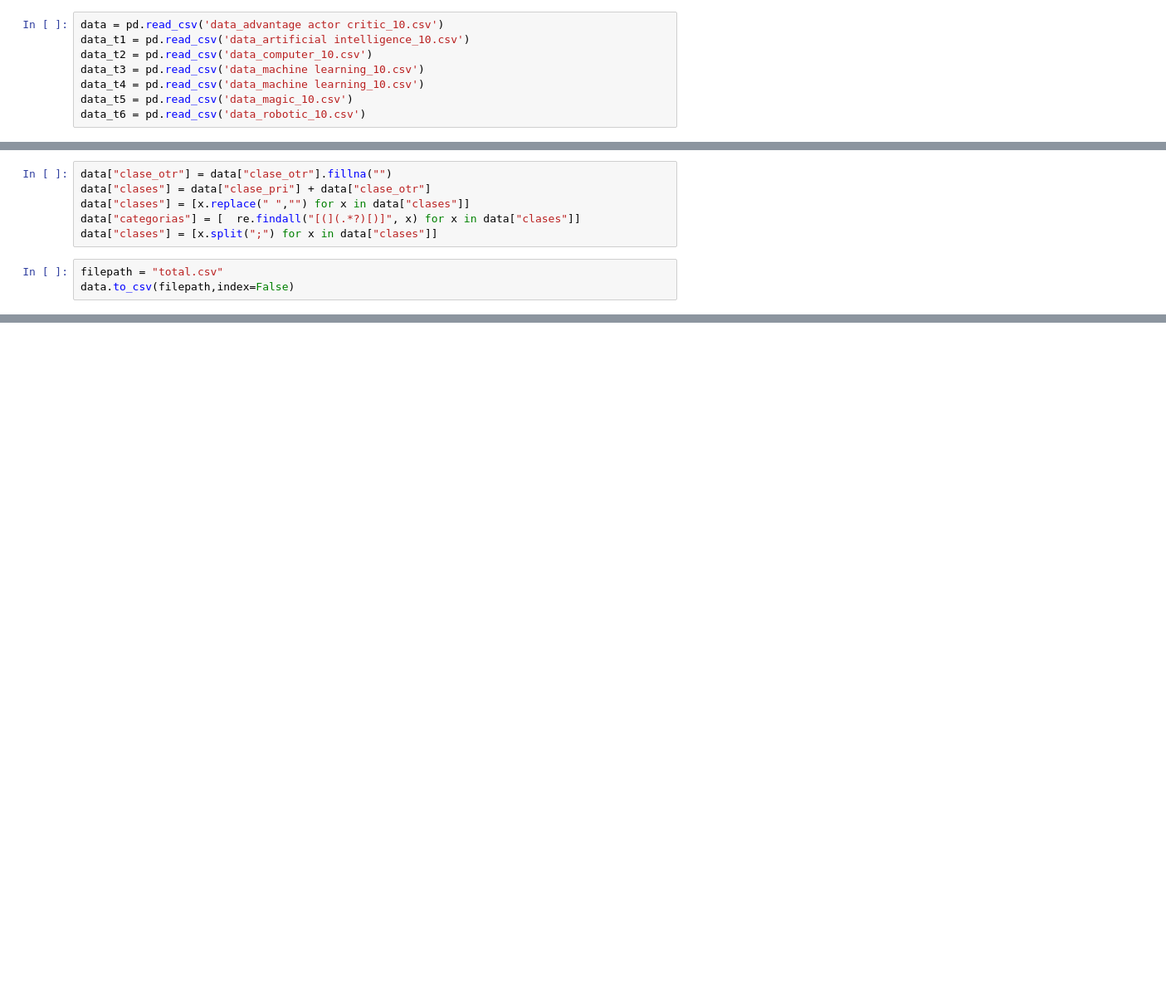
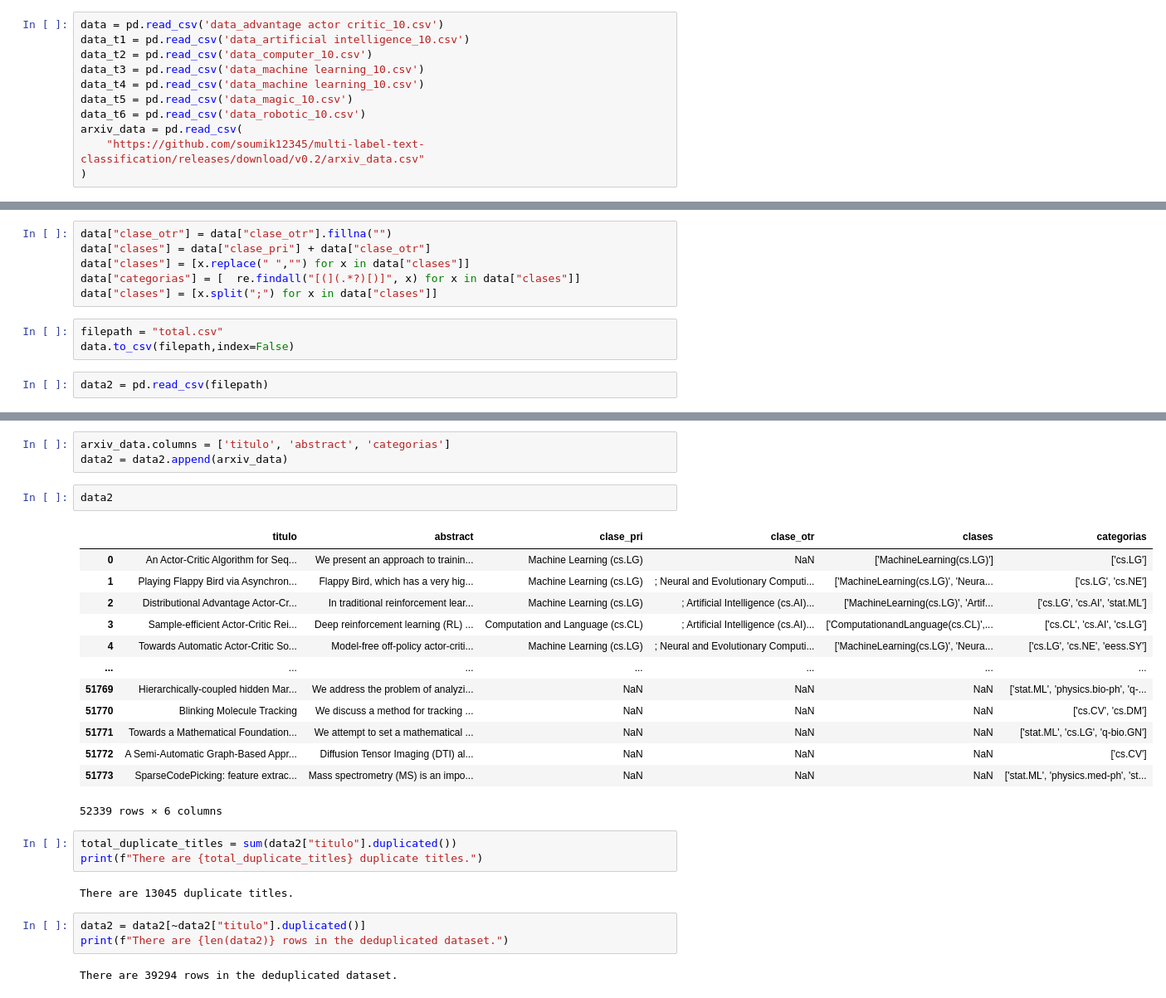
Before and after one commit to GuilleGR99/UEM-Analytics-G22-3, a Jupyter notebook: procesado_n_stuff/prepro.ipynb, the cells around one changed output, grey strips where cells are left out. Shown at 83% size. Drawn from its saved outputs; the diff is of its cells as text; blank space fills up the shorter version.

```diff
--- a/procesado_n_stuff/prepro.ipynb
+++ b/procesado_n_stuff/prepro.ipynb
@@ -9,6 +9,9 @@ data_t3 = pd.read_csv('data_machine learning_10.csv')
 data_t4 = pd.read_csv('data_machine learning_10.csv')
 data_t5 = pd.read_csv('data_magic_10.csv')
 data_t6 = pd.read_csv('data_robotic_10.csv')
+arxiv_data = pd.read_csv(
+    "https://github.com/soumik12345/multi-label-text-classification/releases/download/v0.2/arxiv_data.csv"
+)
 # %%
 data = data.append(data_t1)
 data = data.append(data_t2)
@@ -40,3 +28,5 @@ data["clases"] = [x.split(";") for x in data["clases"]]
 # %%
 filepath = "total.csv"
 data.to_csv(filepath,index=False)
+# %%
+data2 = pd.read_csv(filepath)
@@ -42,0 +49,29 @@ data.to_csv(filepath,index=False)
+# %%
+arxiv_data.columns = ['titulo', 'abstract', 'categorias']
+data2 = data2.append(arxiv_data)
+# %%
+data2
+# %% [output]
+|  | titulo | abstract | clase_pri | clase_otr | clases | categorias |
+| 0 | An Actor-Critic Algorithm for Seq... | We present an approach to trainin... | Machine Learning (cs.LG) | NaN | ['MachineLearning(cs.LG)'] | ['cs.LG'] |
+| 1 | Playing Flappy Bird via Asynchron... | Flappy Bird, which has a very hig... | Machine Learning (cs.LG) | ; Neural and Evolutionary Computi... | ['MachineLearning(cs.LG)', 'Neura... | ['cs.LG', 'cs.NE'] |
+| 2 | Distributional Advantage Actor-Cr... | In traditional reinforcement lear... | Machine Learning (cs.LG) | ; Artificial Intelligence (cs.AI)... | ['MachineLearning(cs.LG)', 'Artif... | ['cs.LG', 'cs.AI', 'stat.ML'] |
+| 3 | Sample-efficient Actor-Critic Rei... | Deep reinforcement learning (RL) ... | Computation and Language (cs.CL) | ; Artificial Intelligence (cs.AI)... | ['ComputationandLanguage(cs.CL)',... | ['cs.CL', 'cs.AI', 'cs.LG'] |
+| 4 | Towards Automatic Actor-Critic So... | Model-free off-policy actor-criti... | Machine Learning (cs.LG) | ; Neural and Evolutionary Computi... | ['MachineLearning(cs.LG)', 'Neura... | ['cs.LG', 'cs.NE', 'eess.SY'] |
+| ... | ... | ... | ... | ... | ... | ... |
+| 51769 | Hierarchically-coupled hidden Mar... | We address the problem of analyzi... | NaN | NaN | NaN | ['stat.ML', 'physics.bio-ph', 'q-... |
+| 51770 | Blinking Molecule Tracking | We discuss a method for tracking ... | NaN | NaN | NaN | ['cs.CV', 'cs.DM'] |
+| 51771 | Towards a Mathematical Foundation... | We attempt to set a mathematical ... | NaN | NaN | NaN | ['stat.ML', 'cs.LG', 'q-bio.GN'] |
+| 51772 | A Semi-Automatic Graph-Based Appr... | Diffusion Tensor Imaging (DTI) al... | NaN | NaN | NaN | ['cs.CV'] |
+| 51773 | SparseCodePicking: feature extrac... | Mass spectrometry (MS) is an impo... | NaN | NaN | NaN | ['stat.ML', 'physics.med-ph', 'st... |
+52339 rows × 6 columns
+# %%
+total_duplicate_titles = sum(data2["titulo"].duplicated())
+print(f"There are {total_duplicate_titles} duplicate titles.")
+# %% [output]
+There are 13045 duplicate titles.
+# %%
+data2 = data2[~data2["titulo"].duplicated()]
+print(f"There are {len(data2)} rows in the deduplicated dataset.")
+# %% [output]
+There are 39294 rows in the deduplicated dataset.
```
Also changed, not shown: parts of 5 cells of this notebook, 1 other file.
